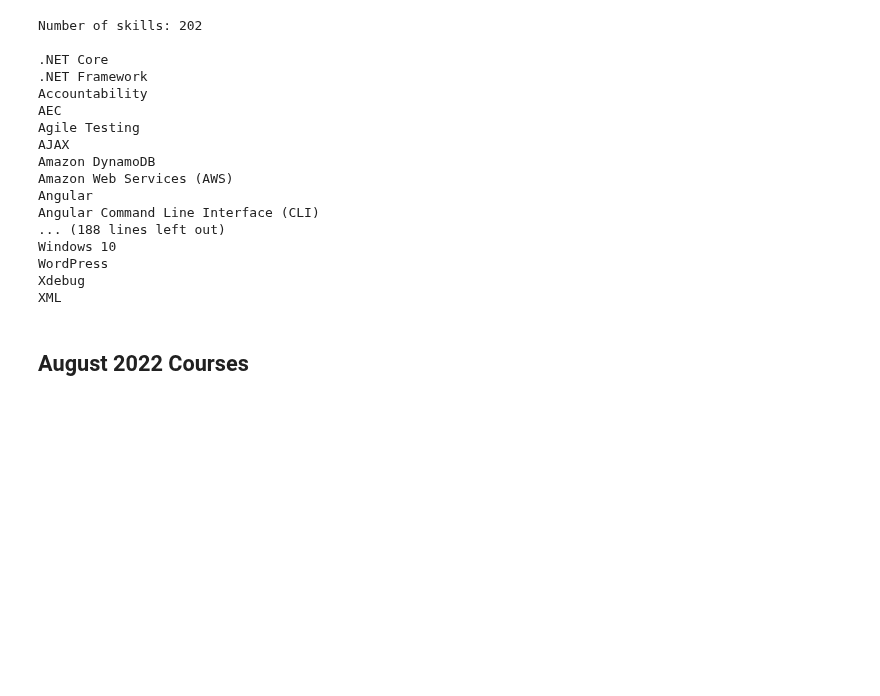
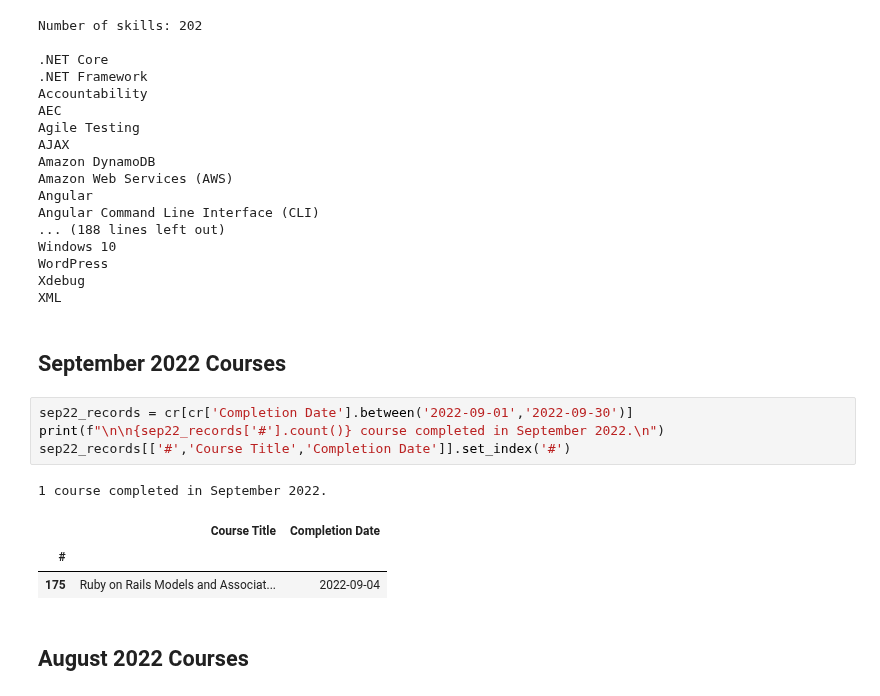
Before and after one commit to rogert8/courses-jnb, a Jupyter notebook: courses.ipynb, the cells around one changed output. Drawn from its saved outputs; the diff is of its cells as text; blank space fills up the shorter version.

```diff
--- a/courses.ipynb
+++ b/courses.ipynb
@@ -72,6 +72,17 @@ Windows 10
 WordPress
 Xdebug
 XML
+# %% [markdown]
+## September 2022 Courses
+# %%
+sep22_records = cr[cr['Completion Date'].between('2022-09-01','2022-09-30')]
+print(f"\n\n{sep22_records['#'].count()} course completed in September 2022.\n")
+sep22_records[['#','Course Title','Completion Date']].set_index('#')
+# %% [output]
+1 course completed in September 2022.
+|  | Course Title | Completion Date |
+| # |  |  |
+| 175 | Ruby on Rails Models and Associat... | 2022-09-04 |
 # %% [markdown]
 ## August 2022 Courses
 # %%
```
Also changed, not shown: parts of 5 cells of this notebook.
